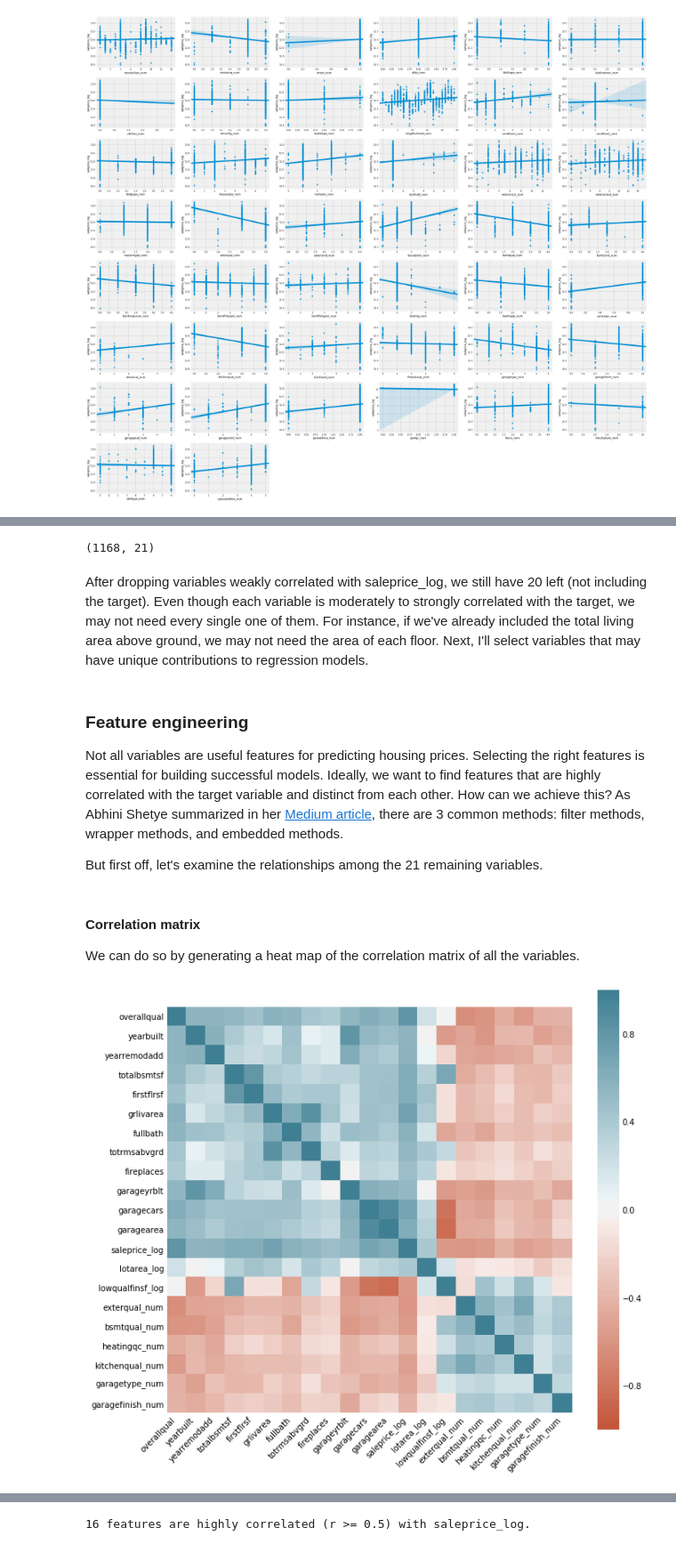
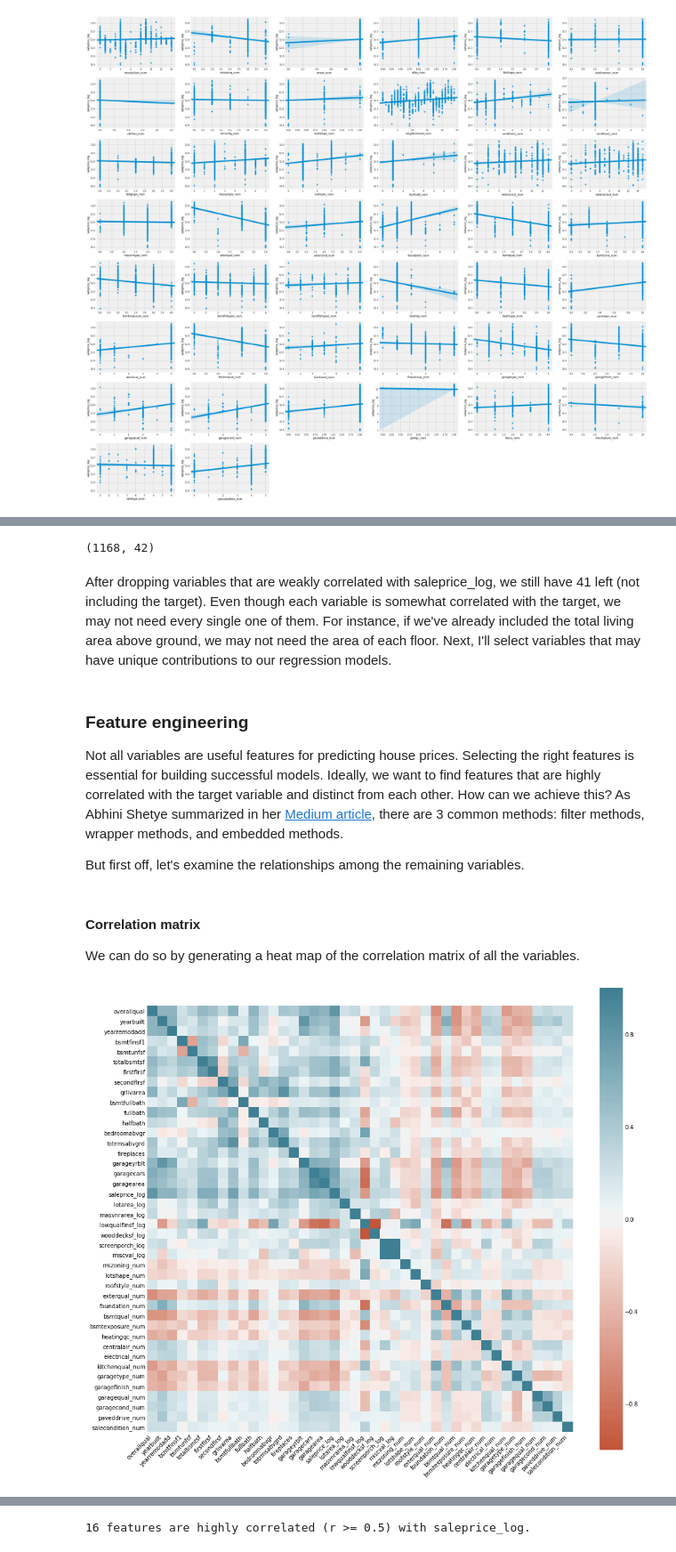
Before and after one commit to Yuan-Meng/linear_regression, a Jupyter notebook: predict_housing_prices.ipynb, the cells around one changed output, grey strips where cells are left out. Shown at 89% size. Cells and saved outputs as stored; diff of their text form; code cells hidden in the pictures.

```diff
--- a/predict_housing_prices.ipynb
+++ b/predict_housing_prices.ipynb
@@ -213,6 +207,6 @@ For continuous variables, we can use box plots to visually detect outliers.
 # %%
 # Names of continuous variables
-continuous_cols = df_train.select_dtypes(include=["number"]).columns
+continuous_cols = df_train.drop("id", axis=1).select_dtypes(include=["number"]).columns
 
 # Generate a boxplot for each variable
 plt.figure(figsize=(35, 25))
@@ -405,7 +399,7 @@ As we can see, while class imbalance is quite obvious in almost all cases, it's
 First, let's examine the relationship between each continuous variable and our target variable, saleprice_log .
 # %%
 # Names of continuous columns
-continuous_cols = df_train.select_dtypes(include=["number"]).columns
+continuous_cols = df_train.drop("id", axis=1).select_dtypes(include=["number"]).columns
 # %%
 # Generate regression plots
 plt.figure(figsize=(35, 35))
@@ -427,6 +419,6 @@ Some variables such as "mosold", "yrsold", etc. don't seem to have much influenc
 # %%
-# Set the threshold to be r = 0.4
-thresh = 0.4
+# Set the threshold to be r = 0.2
+thresh = 0.2
 
 # Compute pairwise correlations
 corr = df_train[continuous_cols].corr()
@@ -525,6 +506,6 @@ Like before, we can drop variables that are only weakly correlated (r < 0.4) wit
 # %%
-# Set the threshold to be r = 0.4
-thresh = 0.4
+# Set the threshold to be r = 0.2
+thresh = 0.2
 
 # Compute pairwise correlations
 corr = df_train[new_cols + ["saleprice_log"]].corr()
@@ -551,36 +524,36 @@ df_test = df_test.drop(below_discrete_old, axis=1)
 # %%
 # Shape of current data
-df_train.shape
+df_train.drop("id", axis=1).shape
 # %% [output]
-(1168, 21)
+(1168, 42)
 # %% [markdown]
-After dropping variables weakly correlated with saleprice_log, we still have 20 left (not including the target). Even though each variable is moderately to strongly correlated with the target, we may not need every single one of them. For instance, if we've already included the total living area above ground, we may not need the area of each floor. Next, I'll select variables that may have unique contributions to regression models.
+After dropping variables that are weakly correlated with saleprice_log, we still have 41 left (not including the target). Even though each variable is somewhat correlated with the target, we may not need every single one of them. For instance, if we've already included the total living area above ground, we may not need the area of each floor. Next, I'll select variables that may have unique contributions to our regression models.
 # %% [markdown]
 ### Feature engineering
-Not all variables are useful features for predicting housing prices. Selecting the right features is essential for building successful models. Ideally, we want to find features that are highly correlated with the target variable and distinct from each other. How can we achieve this? As Abhini Shetye summarized in her [Medium article](https://towardsdatascience.com/feature-selection-with-pandas-e3690ad8504b), there are 3 common methods: filter methods, wrapper methods, and embedded methods.
+Not all variables are useful features for predicting house prices. Selecting the right features is essential for building successful models. Ideally, we want to find features that are highly correlated with the target variable and distinct from each other. How can we achieve this? As Abhini Shetye summarized in her [Medium article](https://towardsdatascience.com/feature-selection-with-pandas-e3690ad8504b), there are 3 common methods: filter methods, wrapper methods, and embedded methods.
 
-But first off, let's examine the relationships among the 21 remaining variables.
+But first off, let's examine the relationships among the remaining variables.
 # %% [markdown]
 #### Correlation matrix
 We can do so by generating a heat map of the correlation matrix of all the variables.
 # %%
 # Correlation matrix of all 21 variables
-corr = df_train.corr()
+corr = df_train.drop("id", axis=1).corr()
 
 # Plot Pearson correaltion coefficients on a heat map
-plt.figure(figsize=(10, 10))
+plt.figure(figsize=(15, 15))
 
 ax = sns.heatmap(
     corr,
     vmin=-1,
     vmax=1,
     center=0,
     cmap=sns.diverging_palette(20, 220, n=200),
     square=True,
 )
 ax.set_xticklabels(ax.get_xticklabels(), rotation=45, horizontalalignment="right")
 
 plt.show()
 # %% [output]
-[figure, old version]
+[figure, new version]
 # %% [markdown]
```
Also changed, not shown: parts of 108 cells of this notebook, 4 other files.
